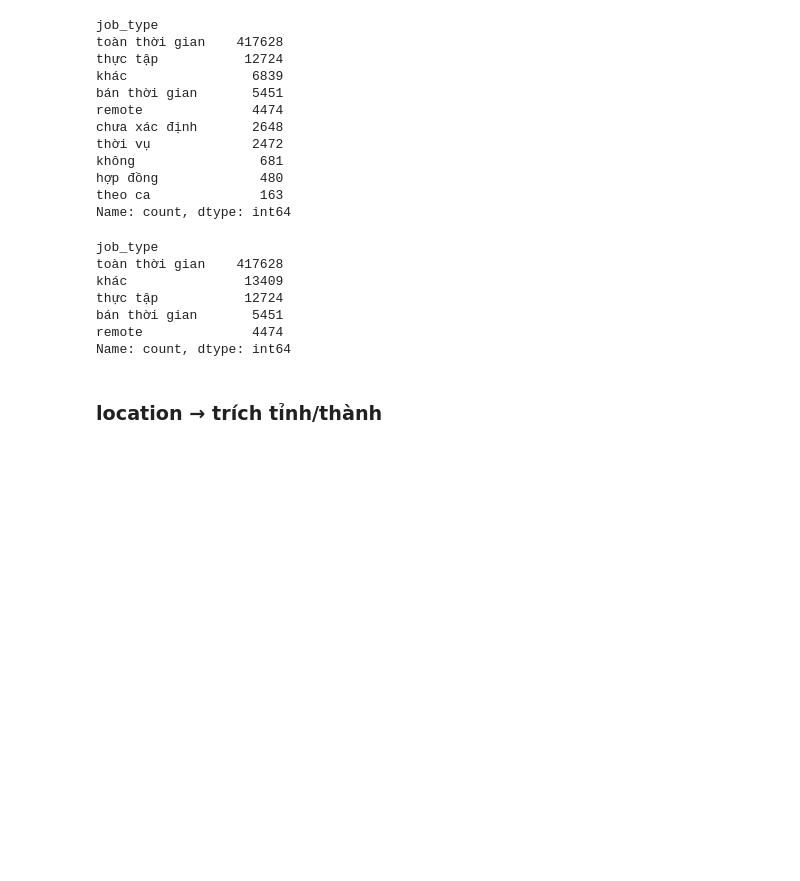
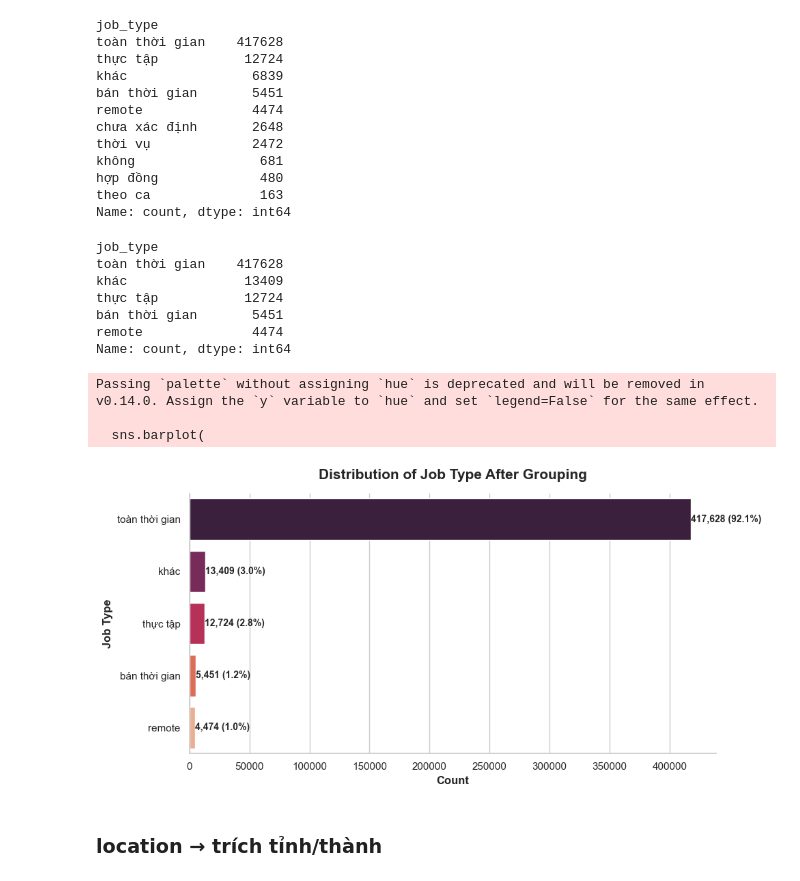
Before and after one commit to VietNamCombatZ/Salary-clustering, a Jupyter notebook: notebook/03_feature_engineering.ipynb, the cells around one changed output. Saved outputs shown, nothing was run; the diff lists cells and outputs as text; code cells hidden in the pictures; blank space fills up the shorter version.

```diff
--- a/notebook/03_feature_engineering.ipynb
+++ b/notebook/03_feature_engineering.ipynb
@@ -247,6 +518,63 @@ thực tập           12724
 bán thời gian       5451
 remote              4474
 Name: count, dtype: int64
+# %%
+import matplotlib.pyplot as plt
+import seaborn as sns
+import pandas as pd
+
+# Đếm số lượng
+job_counts = Train['job_type'].value_counts()
+
+# Tạo dataframe để plot
+plot_df = pd.DataFrame({
+    'Job Type': job_counts.index,
+    'Count': job_counts.values,
+    'Percentage': job_counts.values / job_counts.sum() * 100
+})
+
+# Style
+sns.set_theme(style="whitegrid")
+palette = sns.color_palette("rocket", n_colors=len(plot_df))
+
+# Vẽ horizontal bar chart
+fig, ax = plt.subplots(figsize=(10, 5))
+
+sns.barplot(
+    data=plot_df,
+    y='Job Type',
+    x='Count',
+    palette=palette,
+    ax=ax
+)
+
+# Annotate count + %
+for i, p in enumerate(ax.patches):
+    width = p.get_width()
+    pct = plot_df.iloc[i]['Percentage']
+    ax.annotate(
+        f'{int(width):,} ({pct:.1f}%)',
+        (width, p.get_y() + p.get_height()/2),
+        ha='left',
+        va='center',
+        fontsize=10,
+        fontweight='bold'
+    )
+
+# Styling
+ax.set_title('Distribution of Job Type After Grouping',
+             fontsize=15, fontweight='bold', pad=15)
+ax.set_xlabel('Count', fontsize=12, fontweight='bold')
+ax.set_ylabel('Job Type', fontsize=12, fontweight='bold')
+
+sns.despine()
+plt.tight_layout()
+plt.show()
+# %% [output]
+Passing `palette` without assigning `hue` is deprecated and will be removed in v0.14.0. Assign the `y` variable to `hue` and set `legend=False` for the same effect.
+
+  sns.barplot(
+[figure, added]
 # %% [markdown]
 ### location → trích tỉnh/thành
 # %%
```
Also changed, not shown: parts of 7 cells of this notebook.
